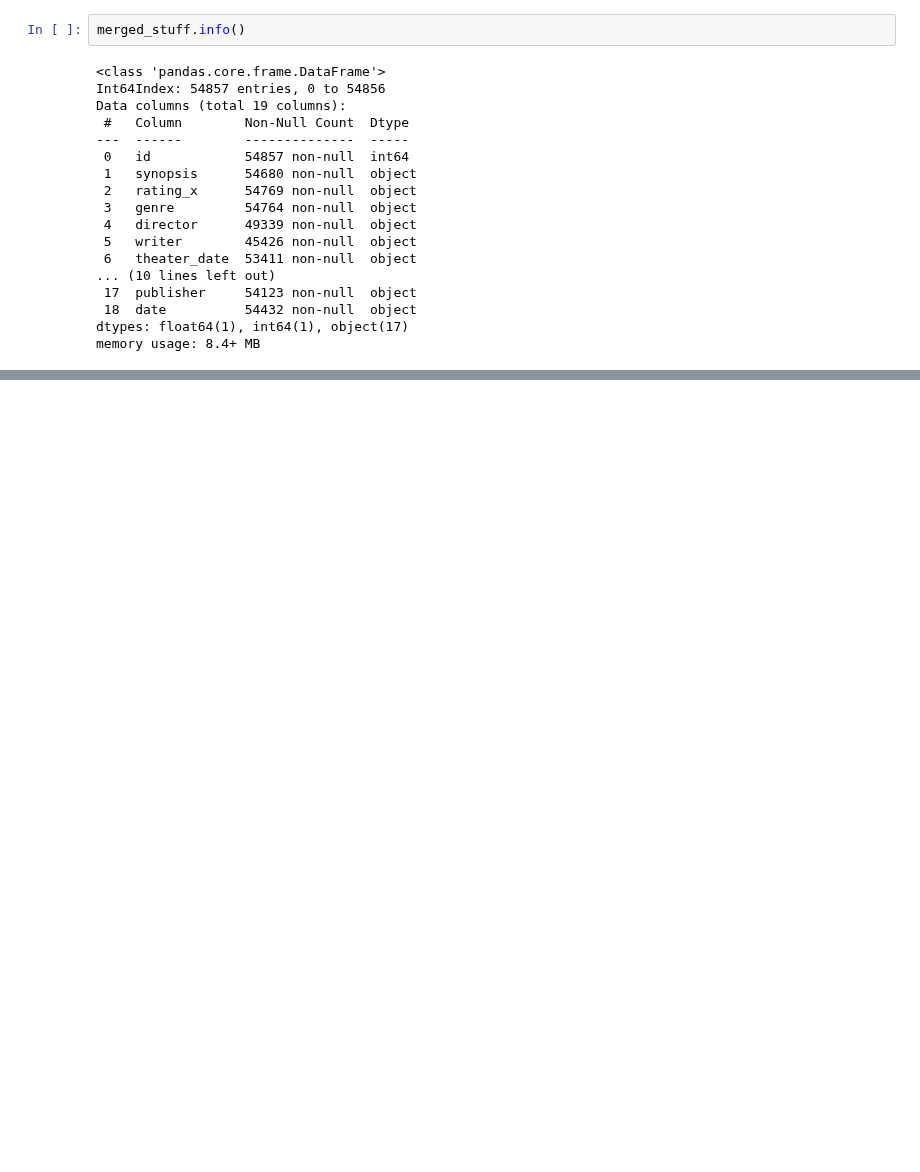
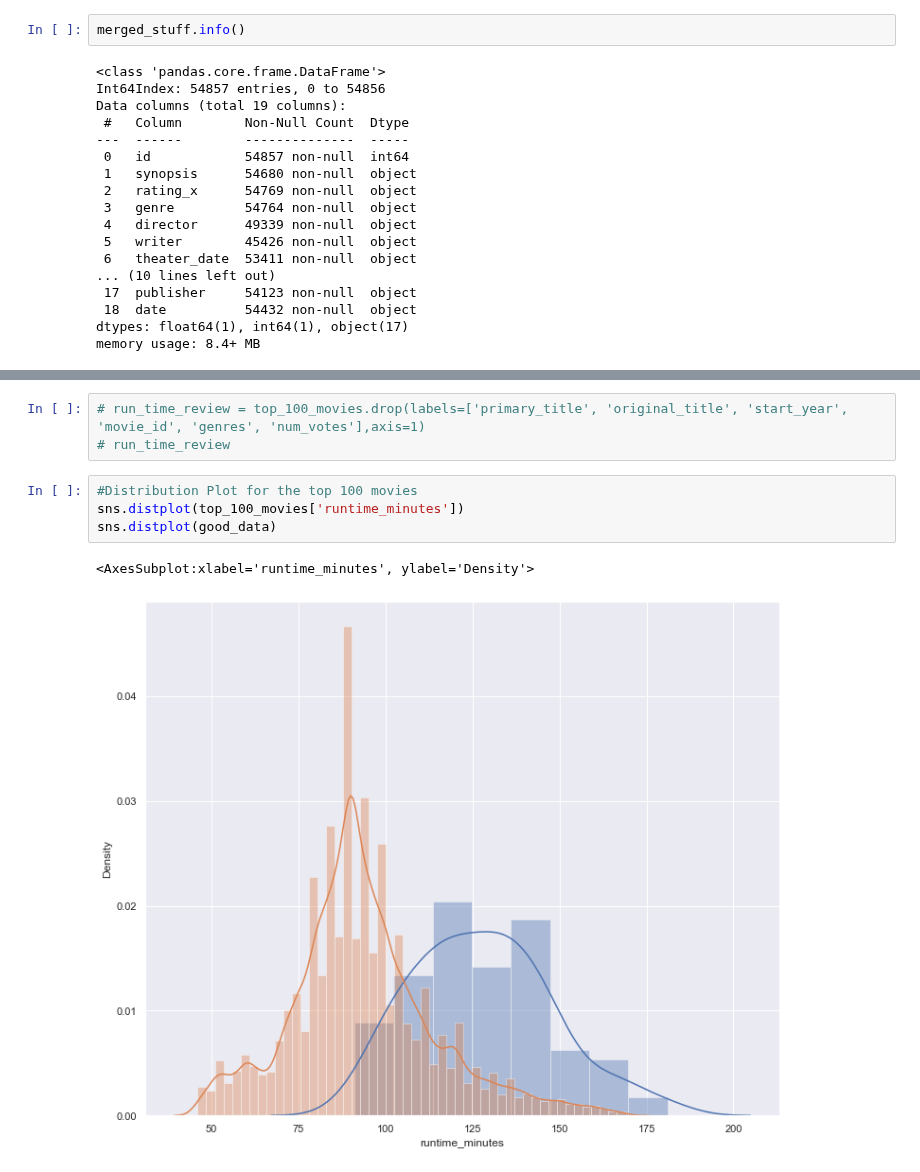
Before and after one commit to reboyce/Gilbert-Team-Repo, a Jupyter notebook: Notebooks/Reece's Notebook.ipynb, the cells around one changed output, grey strips where cells are left out. Cells and saved outputs as stored; diff of their text form; blank space fills up the shorter version.

```diff
--- a/Notebooks/Reece's Notebook.ipynb
+++ b/Notebooks/Reece's Notebook.ipynb
@@ -160,0 +263,10 @@ memory usage: 8.4+ MB
+# %%
+# run_time_review = top_100_movies.drop(labels=['primary_title', 'original_title', 'start_year', 'movie_id', 'genres', 'num_votes'],axis=1)
+# run_time_review
+# %%
+#Distribution Plot for the top 100 movies
+sns.distplot(top_100_movies['runtime_minutes'])
+sns.distplot(good_data)
+# %% [output]
+<AxesSubplot:xlabel='runtime_minutes', ylabel='Density'>
+[figure, added]
```
Also changed, not shown: parts of 61 cells of this notebook.
